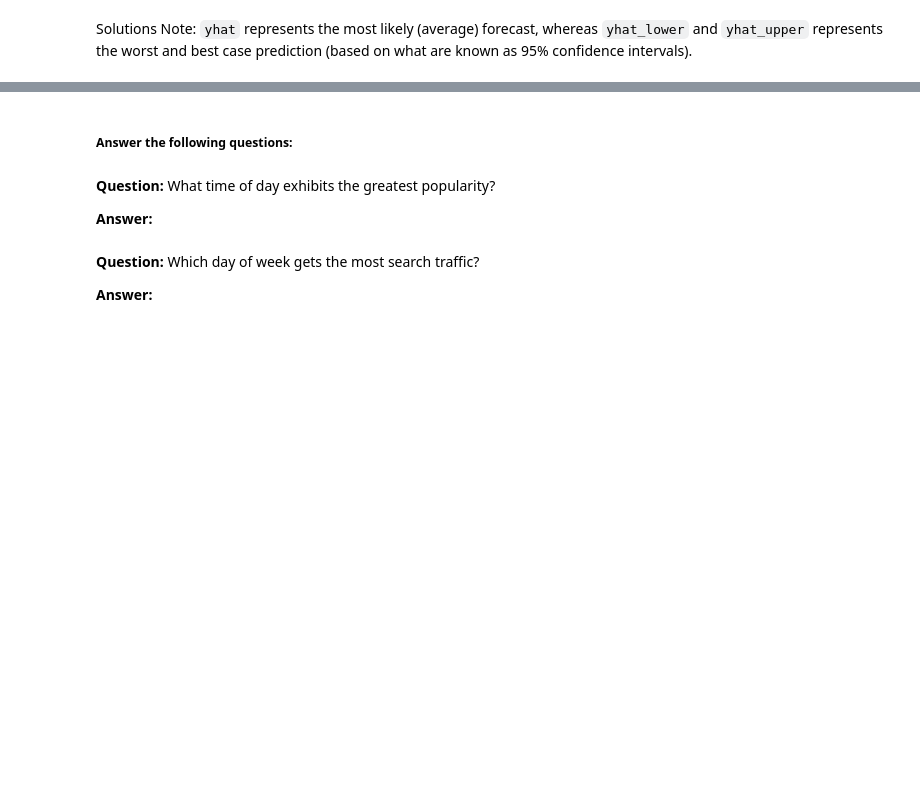
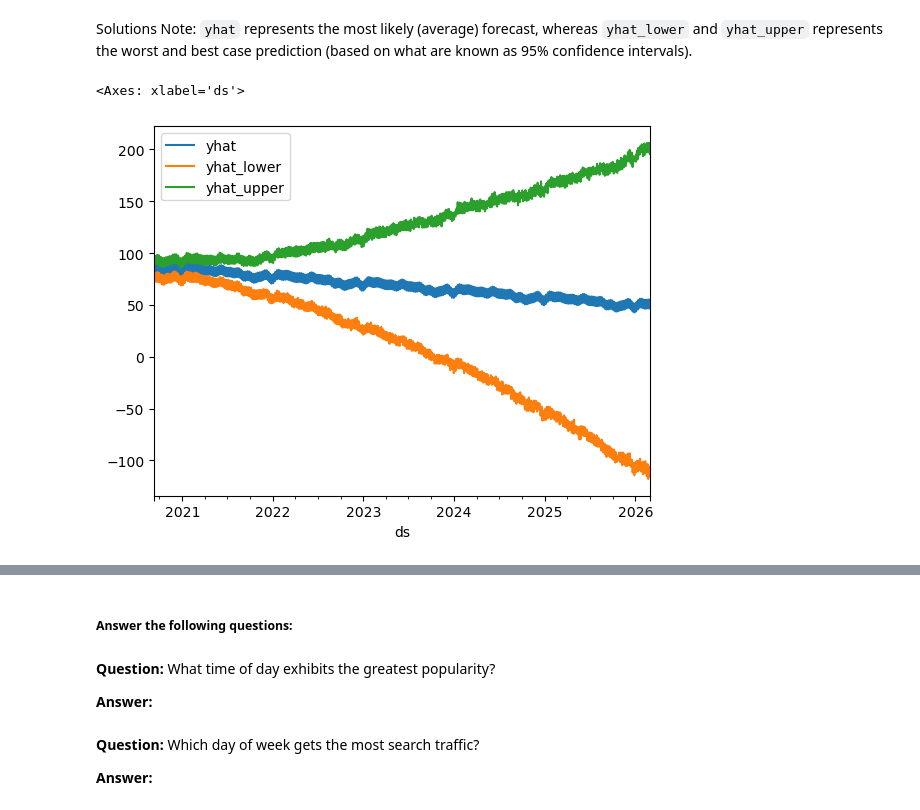
Before and after one commit to jbgraham073/prophet-challenge, a Jupyter notebook: forecasting_net_prophet.ipynb, the cells around one changed output, grey strips where cells are left out. Saved outputs shown, nothing was run; the diff lists cells and outputs as text; code cells hidden in the pictures; blank space fills up the shorter version.

```diff
--- a/forecasting_net_prophet.ipynb
+++ b/forecasting_net_prophet.ipynb
@@ -397,6 +448,8 @@ Now, you need to produce a time series model that analyzes and forecasts pattern
 * What's the lowest point for search traffic in the calendar year?
 # %%
 # Set the index in the forecast_mercado_trends DataFrame to the ds datetime column
-
+forecast_mercado_trends = predictions.set_index('ds')
 
 # View the only the yhat,yhat_lower and yhat_upper columns from the DataFrame
+forecast_view = forecast_mercado_trends[['yhat', 'yhat_lower', 'yhat_upper']]
+forecast_view.head()
@@ -405,5 +466,9 @@ Solutions Note: `yhat` represents the most likely (average) forecast, whereas `y
 # %%
 # From the forecast_mercado_trends DataFrame, plot the data to visualize
 #  the yhat, yhat_lower, and yhat_upper columns over the last 2000 hours
+forecast_view.iloc[-2000:,:].plot()
+# %% [output]
+<Axes: xlabel='ds'>
+[figure, added]
 # %%
 # Reset the index in the forecast_mercado_trends DataFrame
```
Also changed, not shown: parts of 11 cells of this notebook.
